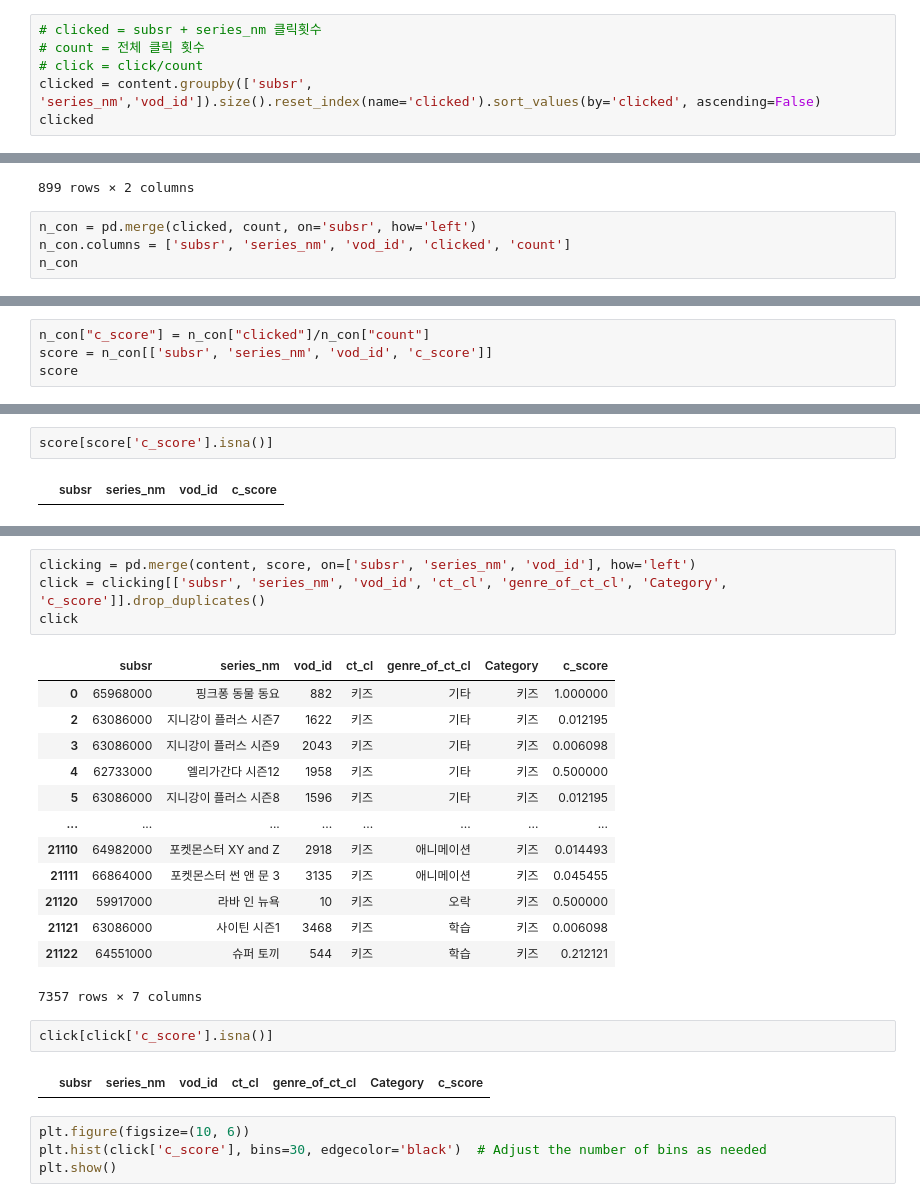
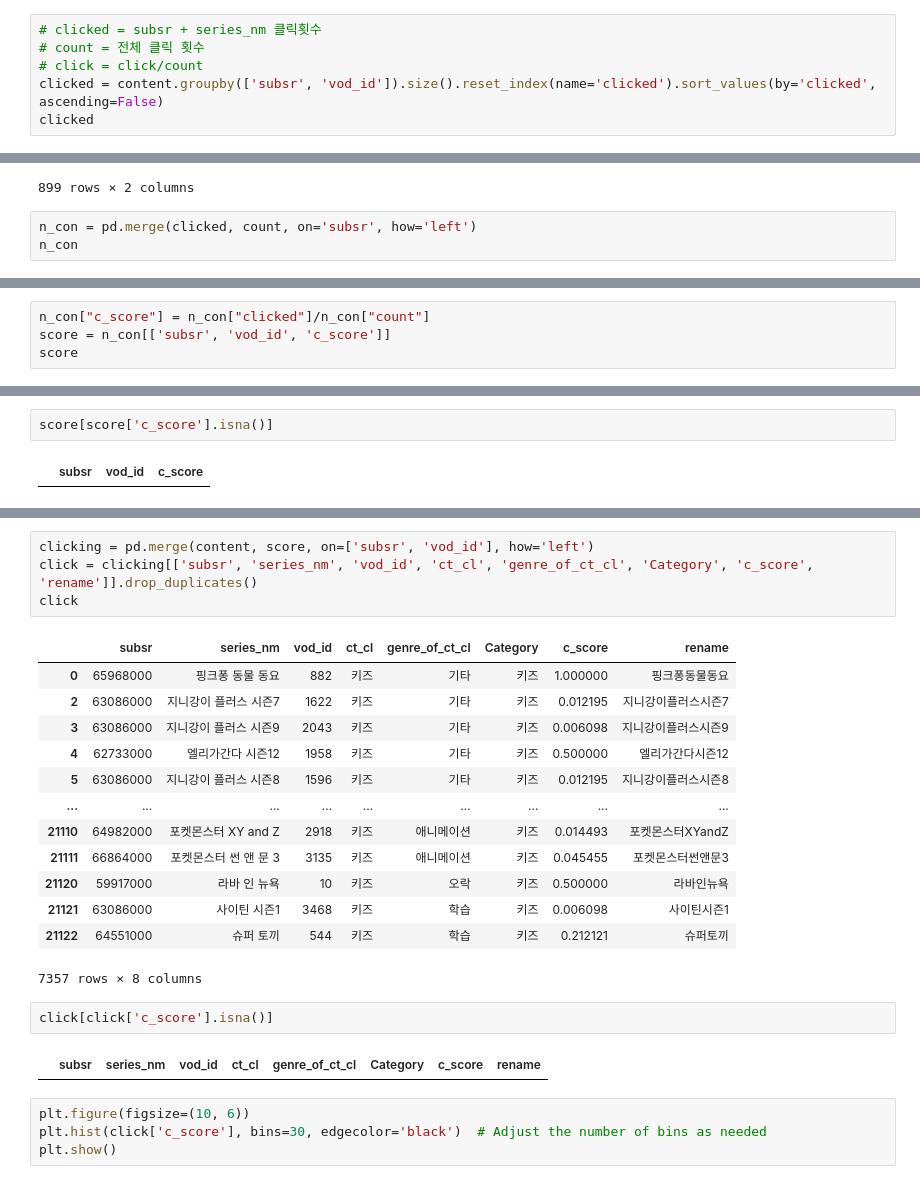
Before and after one commit to LGHV-team1/final-project, a Jupyter notebook: score/click & click_plus생성.ipynb, the cells around one changed output, grey strips where cells are left out. Drawn from its saved outputs; the diff is of its cells as text.

Commit message:
[feat] : score 최종 완성 및 score 별 성능 평가, 랜덤 추천 함수화
- socre 최종 완성
- score 별 성능 평가
- 랜덤 추천 함수화

```diff
--- a/score/click & click_plus생성.ipynb
+++ b/score/click & click_plus생성.ipynb
@@ -40,6 +42,6 @@ content.head(3)
 # clicked = subsr + series_nm 클릭횟수
 # count = 전체 클릭 횟수
 # click = click/count
-clicked = content.groupby(['subsr', 'series_nm','vod_id']).size().reset_index(name='clicked').sort_values(by='clicked', ascending=False)
+clicked = content.groupby(['subsr', 'vod_id']).size().reset_index(name='clicked').sort_values(by='clicked', ascending=False)
 clicked
 # %% [output]
@@ -75,6 +77,5 @@ count
 899 rows × 2 columns
 # %%
 n_con = pd.merge(clicked, count, on='subsr', how='left')
-n_con.columns = ['subsr', 'series_nm', 'vod_id', 'clicked', 'count']
 n_con
 # %% [output]
@@ -98,5 +99,5 @@ n_con[n_con['count'].isna()]
 # %%
 n_con["c_score"] = n_con["clicked"]/n_con["count"]
-score = n_con[['subsr', 'series_nm', 'vod_id', 'c_score']]
+score = n_con[['subsr', 'vod_id', 'c_score']]
 score
 # %% [output]
@@ -116,34 +130,34 @@ score
 # %%
 score[score['c_score'].isna()]
 # %% [output]
-|  | subsr | series_nm | vod_id | c_score |
+|  | subsr | vod_id | c_score |
 # %%
 content.head(1)
 # %% [output]
 |  | subsr | series_nm | super_asset_nm | ct_cl | genre_of_ct_cl | SMRY | ACTR_DISP | disp_rtm | log_dt | ... |
 | 0 | 65968000 | 핑크퐁 동물 동요 | 핑크퐁 동물 동요 | 키즈 | 기타 | 겨울잠. 숲, 바다, 극지방 등 세계 여러 곳에 사는 동물 ... | 핑크퐁 | 1 | 20230813071155 | ... |
 # %%
-clicking = pd.merge(content, score, on=['subsr', 'series_nm', 'vod_id'], how='left')
-click = clicking[['subsr', 'series_nm', 'vod_id', 'ct_cl', 'genre_of_ct_cl', 'Category', 'c_score']].drop_duplicates()
+clicking = pd.merge(content, score, on=['subsr', 'vod_id'], how='left')
+click = clicking[['subsr', 'series_nm', 'vod_id', 'ct_cl', 'genre_of_ct_cl', 'Category', 'c_score', 'rename']].drop_duplicates()
 click
 # %% [output]
-|  | subsr | series_nm | vod_id | ct_cl | genre_of_ct_cl | Category | c_score |
-| 0 | 65968000 | 핑크퐁 동물 동요 | 882 | 키즈 | 기타 | 키즈 | 1.000000 |
-| 2 | 63086000 | 지니강이 플러스 시즌7 | 1622 | 키즈 | 기타 | 키즈 | 0.012195 |
-| 3 | 63086000 | 지니강이 플러스 시즌9 | 2043 | 키즈 | 기타 | 키즈 | 0.006098 |
-| 4 | 62733000 | 엘리가간다 시즌12 | 1958 | 키즈 | 기타 | 키즈 | 0.500000 |
-| 5 | 63086000 | 지니강이 플러스 시즌8 | 1596 | 키즈 | 기타 | 키즈 | 0.012195 |
-| ... | ... | ... | ... | ... | ... | ... | ... |
-| 21110 | 64982000 | 포켓몬스터 XY and Z | 2918 | 키즈 | 애니메이션 | 키즈 | 0.014493 |
-| 21111 | 66864000 | 포켓몬스터 썬 앤 문 3 | 3135 | 키즈 | 애니메이션 | 키즈 | 0.045455 |
-| 21120 | 59917000 | 라바 인 뉴욕 | 10 | 키즈 | 오락 | 키즈 | 0.500000 |
-| 21121 | 63086000 | 사이틴 시즌1 | 3468 | 키즈 | 학습 | 키즈 | 0.006098 |
-| 21122 | 64551000 | 슈퍼 토끼 | 544 | 키즈 | 학습 | 키즈 | 0.212121 |
+|  | subsr | series_nm | vod_id | ct_cl | genre_of_ct_cl | Category | c_score | rename |
+| 0 | 65968000 | 핑크퐁 동물 동요 | 882 | 키즈 | 기타 | 키즈 | 1.000000 | 핑크퐁동물동요 |
+| 2 | 63086000 | 지니강이 플러스 시즌7 | 1622 | 키즈 | 기타 | 키즈 | 0.012195 | 지니강이플러스시즌7 |
+| 3 | 63086000 | 지니강이 플러스 시즌9 | 2043 | 키즈 | 기타 | 키즈 | 0.006098 | 지니강이플러스시즌9 |
+| 4 | 62733000 | 엘리가간다 시즌12 | 1958 | 키즈 | 기타 | 키즈 | 0.500000 | 엘리가간다시즌12 |
+| 5 | 63086000 | 지니강이 플러스 시즌8 | 1596 | 키즈 | 기타 | 키즈 | 0.012195 | 지니강이플러스시즌8 |
+| ... | ... | ... | ... | ... | ... | ... | ... | ... |
+| 21110 | 64982000 | 포켓몬스터 XY and Z | 2918 | 키즈 | 애니메이션 | 키즈 | 0.014493 | 포켓몬스터XYandZ |
+| 21111 | 66864000 | 포켓몬스터 썬 앤 문 3 | 3135 | 키즈 | 애니메이션 | 키즈 | 0.045455 | 포켓몬스터썬앤문3 |
+| 21120 | 59917000 | 라바 인 뉴욕 | 10 | 키즈 | 오락 | 키즈 | 0.500000 | 라바인뉴욕 |
+| 21121 | 63086000 | 사이틴 시즌1 | 3468 | 키즈 | 학습 | 키즈 | 0.006098 | 사이틴시즌1 |
+| 21122 | 64551000 | 슈퍼 토끼 | 544 | 키즈 | 학습 | 키즈 | 0.212121 | 슈퍼토끼 |
-7357 rows × 7 columns
+7357 rows × 8 columns
 # %%
 click[click['c_score'].isna()]
 # %% [output]
-|  | subsr | series_nm | vod_id | ct_cl | genre_of_ct_cl | Category | c_score |
+|  | subsr | series_nm | vod_id | ct_cl | genre_of_ct_cl | Category | c_score | rename |
 # %%
 plt.figure(figsize=(10, 6))
 plt.hist(click['c_score'], bins=30, edgecolor='black')  # Adjust the number of bins as needed
```
Also changed, not shown: parts of 9 cells of this notebook, 1 other file.
